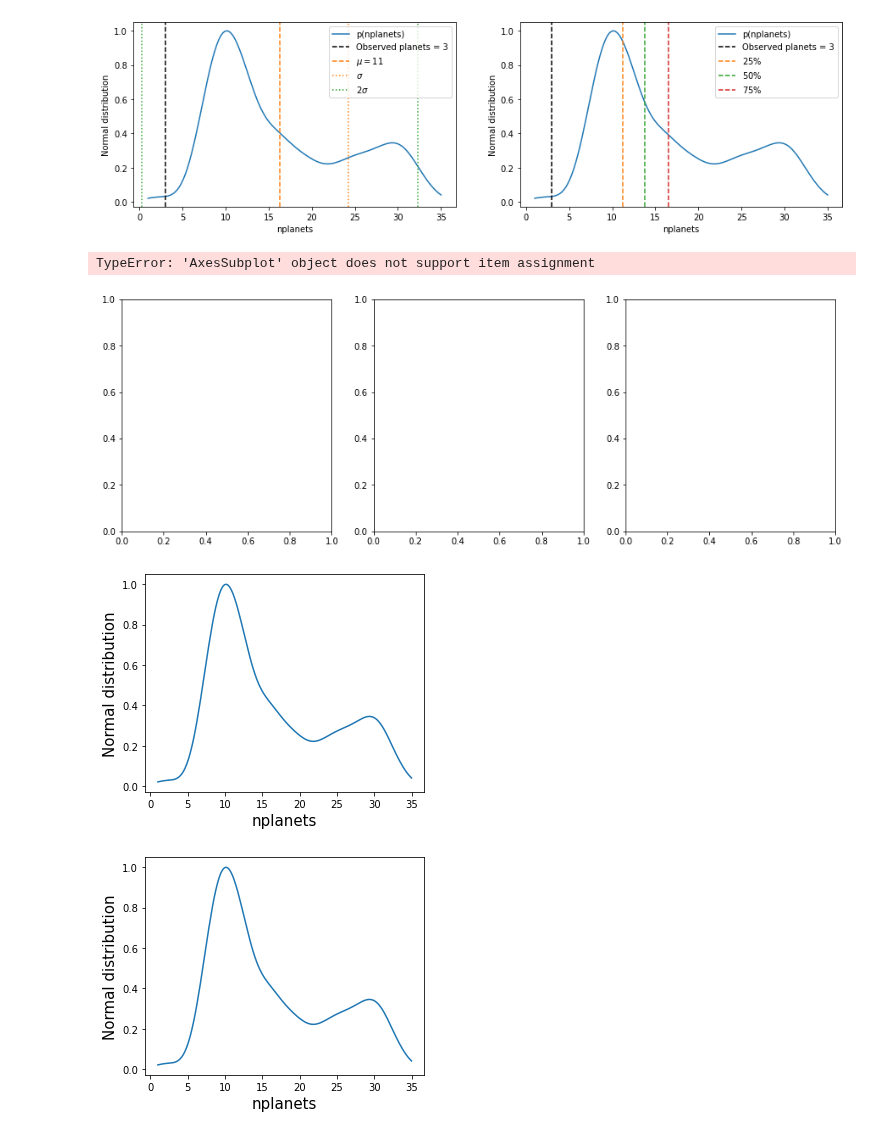
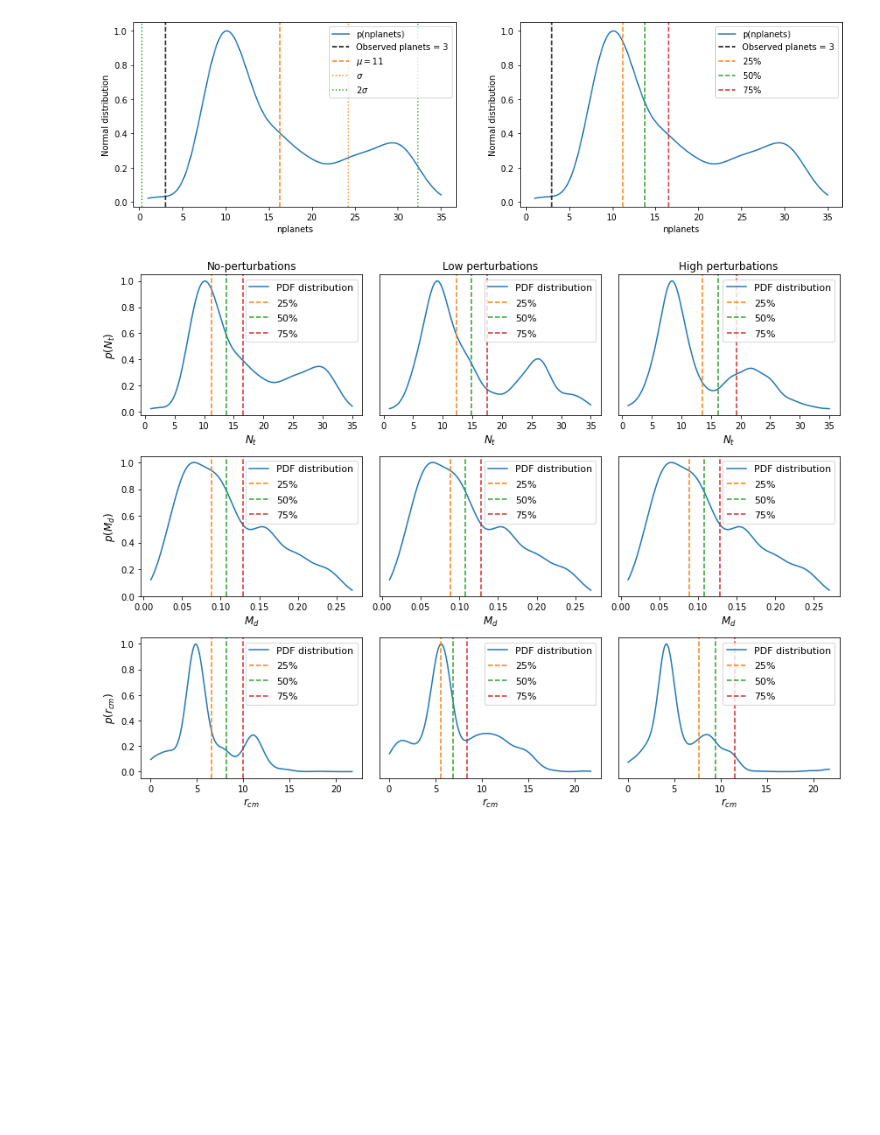
Before and after one commit to fjbautistas/kde_example, a Jupyter notebook: Marginal_Distributions.ipynb, the cells around one changed output. Saved outputs shown, nothing was run; the diff lists cells and outputs as text; code cells hidden in the pictures; blank space fills up the shorter version.

Commit message:
multiplots for system kepler-289

```diff
--- a/Marginal_Distributions.ipynb
+++ b/Marginal_Distributions.ipynb
@@ -431,3 +442,19 @@ m1.marginal()
+# %%
+#mass disk
+m4 = Marginal(liken_2, prior_kepler)
+m4.marginal()
+m5 = Marginal(likel_2, prior_kepler)
+m5.marginal()
+m6 = Marginal(likeh_2, prior_kepler)
+m6.marginal()
+# %%
+#CoM
+m7 = Marginal(liken_3, prior_kepler)
+m7.marginal()
+m8 = Marginal(likel_3, prior_kepler)
+m8.marginal()
+m9 = Marginal(likeh_3, prior_kepler)
+m9.marginal()
 # %%
 fig, ax = plt.subplots(1, 2, figsize=(15,4))
 
@@ -455,14 +482,50 @@ ax[1].legend()
 # %% [output]
 <matplotlib.legend.Legend at 0x...>
 [figure]
-# %%
-fig, ax = plt.subplots(1, 3, figsize=(15,5))
-ax[0][0] = m_plot(liken_1.real_interval[2], m1.marginal/m1.marginal.max(), "nplanets")
-# %% [output]
-TypeError: 'AxesSubplot' object does not support item assignment
-[figure, removed]
-[figure, removed]
-# %%
-pp = m_plot(liken_1.real_interval[2], m1.marginal/m1.marginal.max(), "nplanets")
-# %% [output]
-[figure, removed]
+# %%
+fig, ax = plt.subplots(sharey='row', figsize=(12,9))
+
+lat=12
+
+plt.subplot(3, 3, 1)
+m_plot(liken_1.real_interval[2], m1, r"$N_t$")
+plt.title("No-perturbations")
+plt.ylabel(r"$p\left(N_t\right)$", fontsize=lat)
+
+plt.subplot(3, 3, 2)
+plt.title("Low perturbations")
+m_plot(liken_1.real_interval[2], m2, r"$N_t$")
+plt.yticks([])
+
+plt.subplot(3, 3, 3)
+plt.title("High perturbations")
+m_plot(liken_1.real_interval[2], m3, r"$N_t$")
+plt.yticks([])
+
+
+plt.subplot(3, 3, 4)
+m_plot(liken_2.real_interval[2], m4, r"$M_d$")
+plt.ylabel(r"$p\left(M_d\right)$", fontsize=lat)
+plt.subplot(3, 3, 5)
+m_plot(liken_2.real_interval[2], m5, r"$M_d$")
+plt.yticks([])
+plt.subplot(3, 3, 6)
+m_plot(liken_2.real_interval[2], m6, r"$M_d$")
+plt.yticks([])
+
+
+plt.subplot(3, 3, 7)
+m_plot(liken_3.real_interval[2], m7, r"$r_{cm}$")
+plt.ylabel(r"$p\left(r_{cm}\right)$", fontsize=lat)
+plt.subplot(3, 3, 8)
+m_plot(liken_3.real_interval[2], m8, r"$r_{cm}$")
+plt.yticks([])
+plt.subplot(3, 3, 9)
+m_plot(liken_3.real_interval[2], m9, r"$r_{cm}$")
+plt.yticks([])
+
+plt.subplots_adjust(hspace=0.35)
+
+fig.tight_layout()
+# %% [output]
+[figure, added]
```
Also changed, not shown: parts of 5 cells of this notebook.
